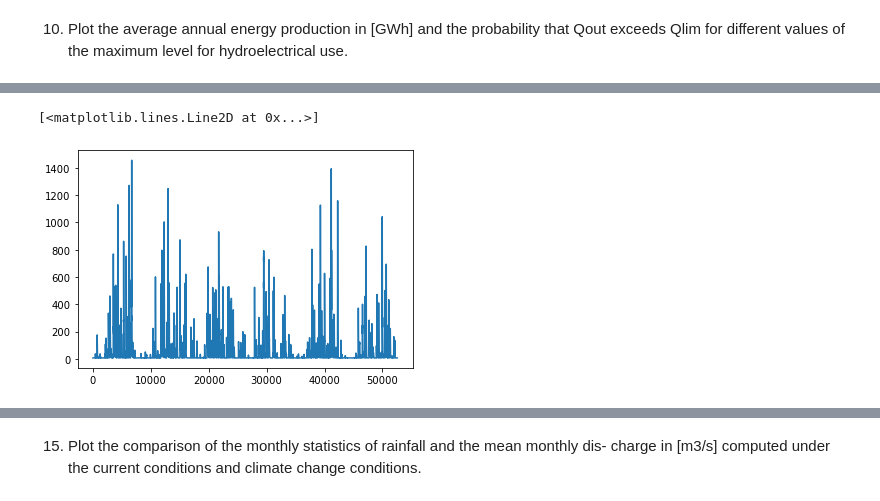
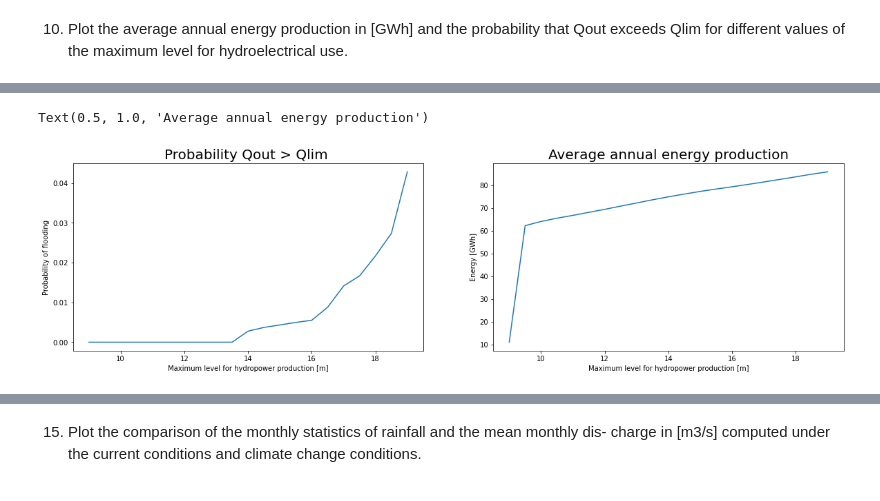
Before and after one commit to romainphan/WRE, a Jupyter notebook: Main.ipynb, the cells around one changed output, grey strips where cells are left out. Saved outputs shown, nothing was run; the diff lists cells and outputs as text; code cells hidden in the pictures.

```diff
--- a/Main.ipynb
+++ b/Main.ipynb
@@ -323,7 +172,14 @@ energy=[]
 money=[]
 prob_flood=[]
 for element in lmax:
-    [V,l,A_sluice,Q_out,Q_HU,Q_g,Pow,profit,p_flood,E_annual]=reservoir_routine(Q,P,ET,V_rating,lmax_HU=element)
+    [V,l,A_sluice,Q_out,Q_HU,Q_g,Pow,profit,p_flood,E_annual,Damages]=reservoir_routine(Q,P,ET,V_rating,lmax_HU=element)
     energy.append(E_annual)
     money.append(profit)
     prob_flood.append(p_flood)
+
+max_money=money[0]
+best_l=lmax[0]
+for i in range (1,len(lmax)):
+    if money[i]>max_money:
+                max_money=money[i]
+                best_l=lmax[i]
@@ -350,5 +186,20 @@ plt.plot(lmax,prob_flood)
-# %%
-plt.plot(Q)
-# %% [output]
-[<matplotlib.lines.Line2D at 0x...>]
-[figure, removed]
+# %%
+#plt.plot(lmax,money)
+plt.figure(figsize=(20,5))
+
+plt.subplot(1,2,1)
+plt.plot(lmax,prob_flood)
+ax=plt.gca()
+plt.xlabel("Maximum level for hydropower production [m]")
+plt.ylabel("Probability of flooding")
+ax.set_title("Probability Qout > Qlim ",fontsize=20)
+
+plt.subplot(1,2,2)
+plt.plot(lmax,energy)
+ax=plt.gca()
+plt.xlabel("Maximum level for hydropower production [m]")
+plt.ylabel("Energy [GWh]")
+ax.set_title("Average annual energy production",fontsize=20)
+# %% [output]
+Text(0.5, 1.0, 'Average annual energy production')
+[figure, added]
```
Also changed, not shown: parts of 55 cells of this notebook, 3 other files.
